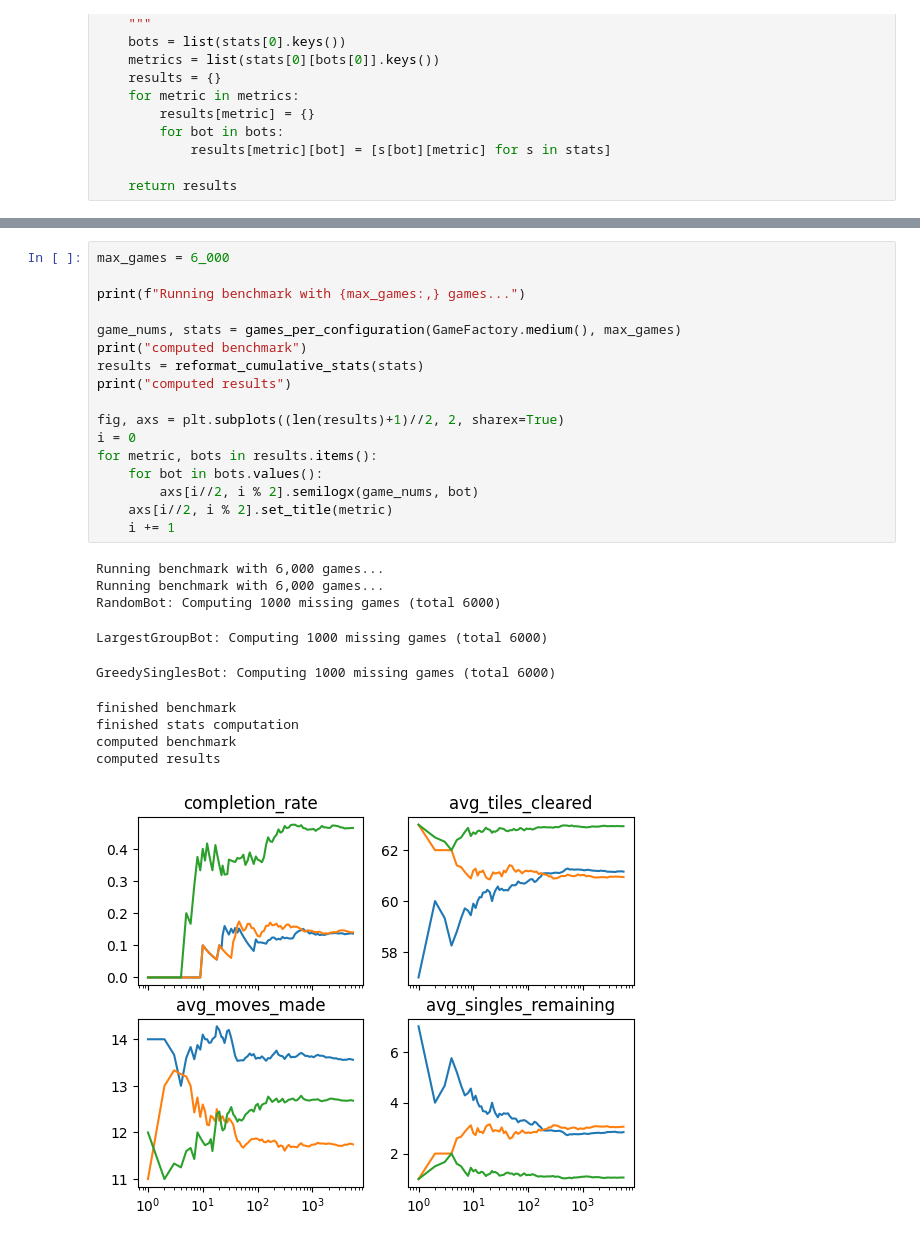
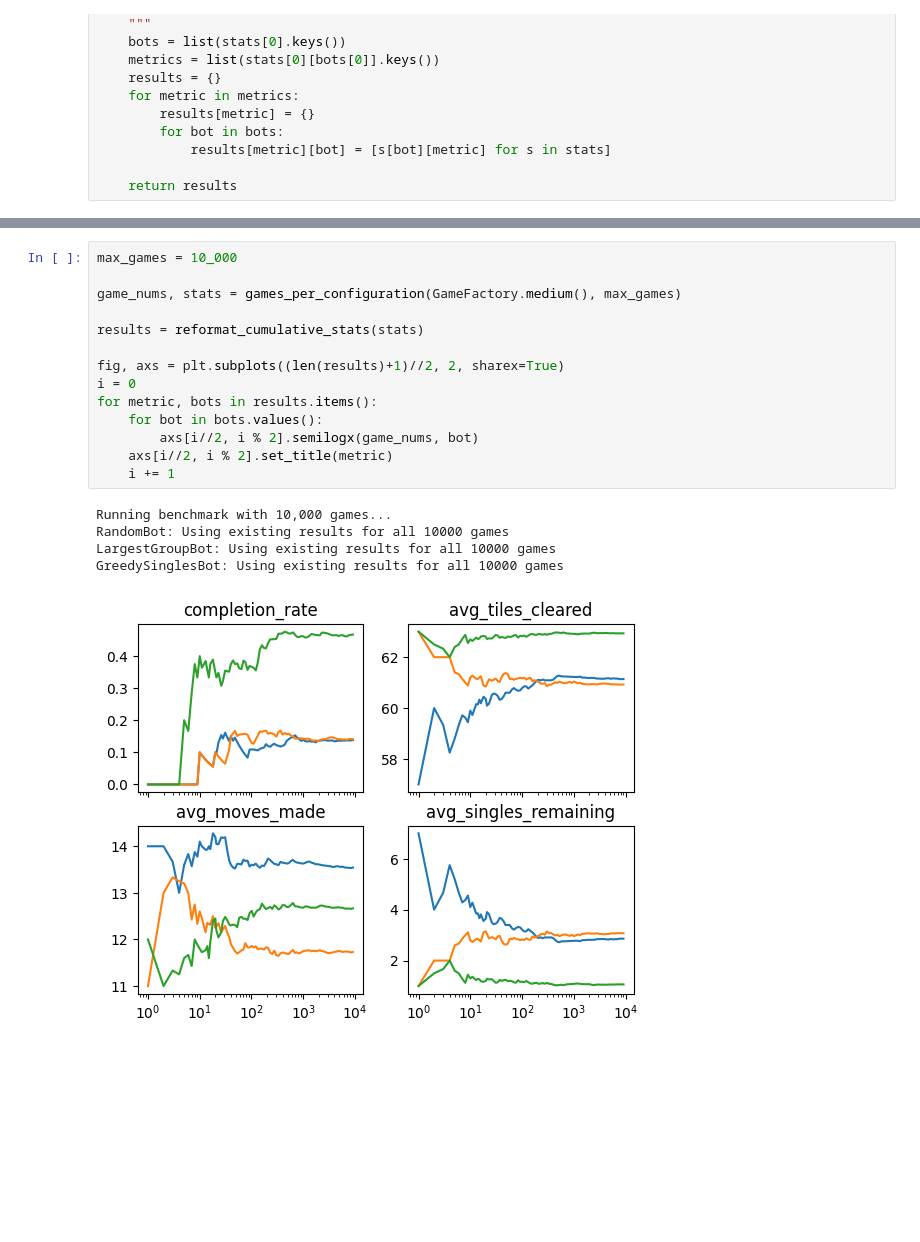
Before and after one commit to patrickbarth/SameGameRL, a Jupyter notebook: samegamerl/experiments/bot_performance_comparison.ipynb, the cells around one changed output, grey strips where cells are left out. Drawn from its saved outputs; the diff is of its cells as text; blank space fills up the shorter version.

```diff
--- a/samegamerl/experiments/bot_performance_comparison.ipynb
+++ b/samegamerl/experiments/bot_performance_comparison.ipynb
@@ -76,33 +74,25 @@ def games_per_configuration(config: GameConfig, max_games: int=10_000):
 
     return game_nums, stats
 # %%
-max_games = 6_000
-
-print(f"Running benchmark with {max_games:,} games...")
+max_games = 10_000
 
 game_nums, stats = games_per_configuration(GameFactory.medium(), max_games)
-print("computed benchmark")
+
 results = reformat_cumulative_stats(stats)
-print("computed results")
 
 fig, axs = plt.subplots((len(results)+1)//2, 2, sharex=True)
 i = 0
 for metric, bots in results.items():
     for bot in bots.values():
         axs[i//2, i % 2].semilogx(game_nums, bot)
     axs[i//2, i % 2].set_title(metric)
     i += 1
 # %% [output]
-Running benchmark with 6,000 games...
-Running benchmark with 6,000 games...
-RandomBot: Computing 1000 missing games (total 6000)
+Running benchmark with 10,000 games...
+RandomBot: Using existing results for all 10000 games
+LargestGroupBot: Using existing results for all 10000 games
+GreedySinglesBot: Using existing results for all 10000 games
-LargestGroupBot: Computing 1000 missing games (total 6000)
-GreedySinglesBot: Computing 1000 missing games (total 6000)
-finished benchmark
-finished stats computation
-computed benchmark
-computed results
-[figure, old version]
+[figure, new version]
 # %% [markdown]
 We can observe the following:
 1. at around 1000 games all metrics seem to converge for a 8x8 game with 3 colors in this example -> For this game configuration this is therefore a sensible size for our benchmarking set
```
Also changed, not shown: parts of 7 cells of this notebook.
